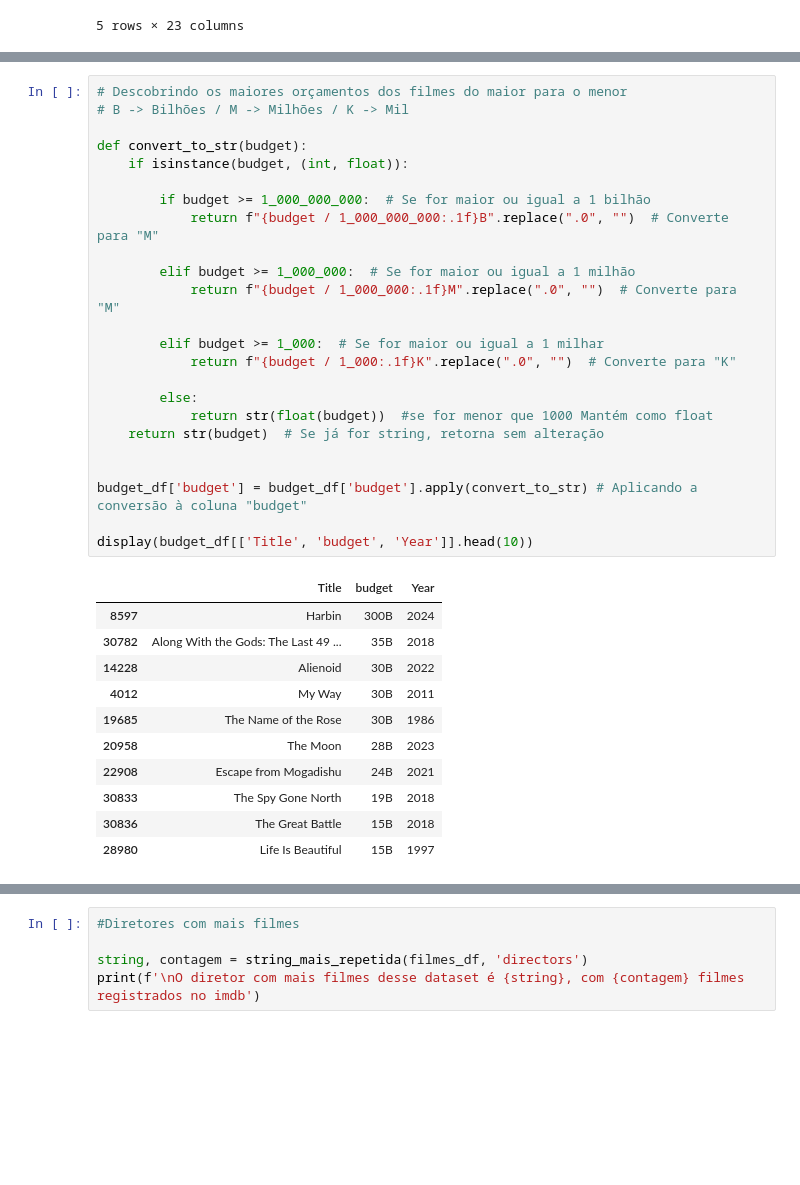
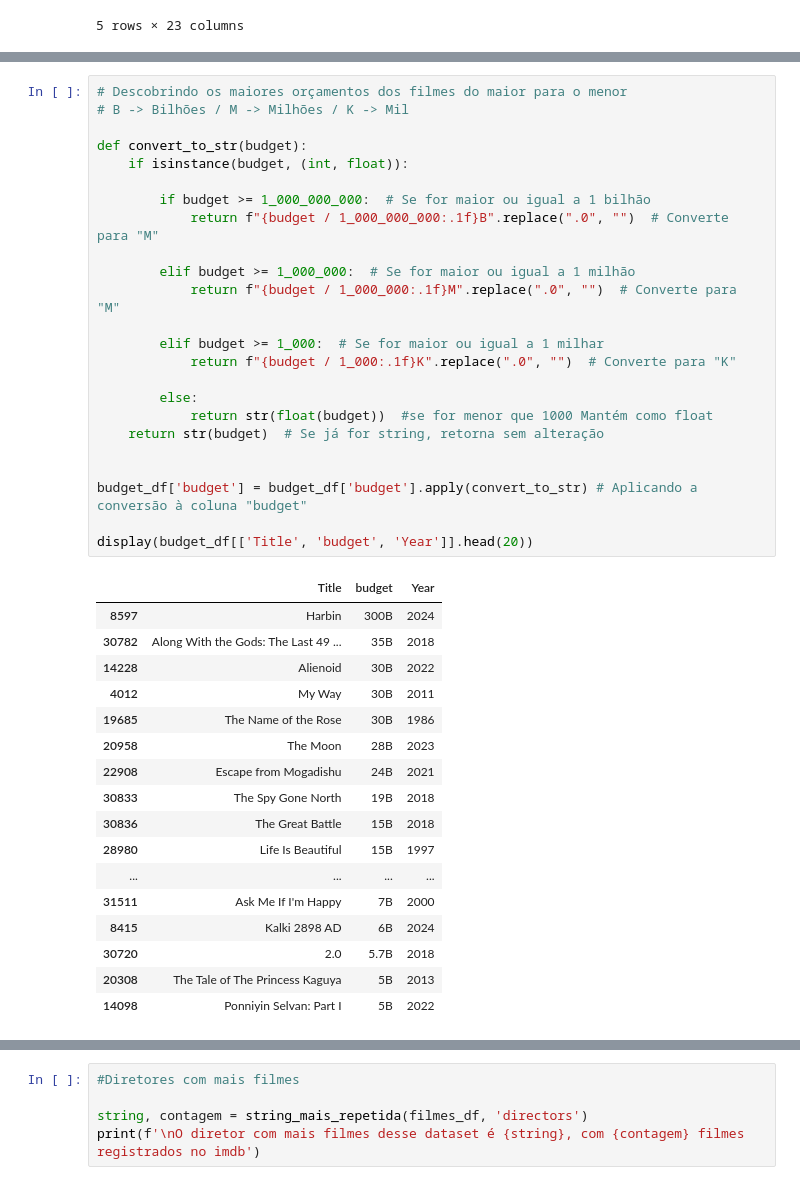
Before and after one commit to jvitsilva/Statistics_for_Data-Science, a Jupyter notebook: notebooktest.ipynb, the cells around one changed output, grey strips where cells are left out. Drawn from its saved outputs; the diff is of its cells as text; blank space fills up the shorter version.

```diff
--- a/notebooktest.ipynb
+++ b/notebooktest.ipynb
@@ -127,32 +124,38 @@ def convert_to_str(budget):
     if isinstance(budget, (int, float)):
 
         if budget >= 1_000_000_000:  # Se for maior ou igual a 1 bilhão
             return f"{budget / 1_000_000_000:.1f}B".replace(".0", "")  # Converte para "M"
 
         elif budget >= 1_000_000:  # Se for maior ou igual a 1 milhão
             return f"{budget / 1_000_000:.1f}M".replace(".0", "")  # Converte para "M"
 
         elif budget >= 1_000:  # Se for maior ou igual a 1 milhar
             return f"{budget / 1_000:.1f}K".replace(".0", "")  # Converte para "K"
 
         else:
             return str(float(budget))  #se for menor que 1000 Mantém como float
     return str(budget)  # Se já for string, retorna sem alteração
 
 
 budget_df['budget'] = budget_df['budget'].apply(convert_to_str) # Aplicando a conversão à coluna "budget"
 
-display(budget_df[['Title', 'budget', 'Year']].head(10))
+display(budget_df[['Title', 'budget', 'Year']].head(20))
 # %% [output]
 |  | Title | budget | Year |
 | 8597 | Harbin | 300B | 2024 |
 | 30782 | Along With the Gods: The Last 49 ... | 35B | 2018 |
 | 14228 | Alienoid | 30B | 2022 |
 | 4012 | My Way | 30B | 2011 |
 | 19685 | The Name of the Rose | 30B | 1986 |
 | 20958 | The Moon | 28B | 2023 |
 | 22908 | Escape from Mogadishu | 24B | 2021 |
 | 30833 | The Spy Gone North | 19B | 2018 |
 | 30836 | The Great Battle | 15B | 2018 |
 | 28980 | Life Is Beautiful | 15B | 1997 |
+| ... | ... | ... | ... |
+| 31511 | Ask Me If I'm Happy | 7B | 2000 |
+| 8415 | Kalki 2898 AD | 6B | 2024 |
+| 30720 | 2.0 | 5.7B | 2018 |
+| 20308 | The Tale of The Princess Kaguya | 5B | 2013 |
+| 14098 | Ponniyin Selvan: Part I | 5B | 2022 |
 # %%
```
Also changed, not shown: parts of 14 cells of this notebook.
